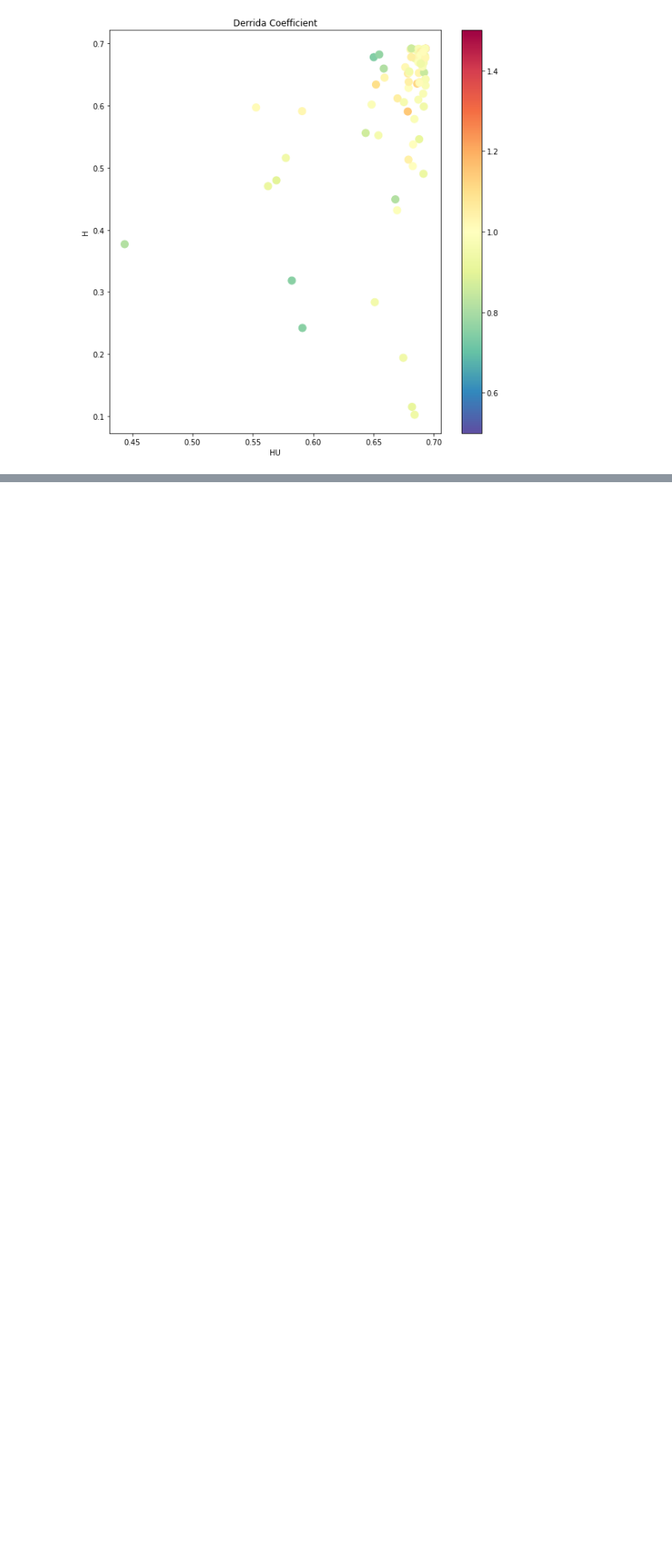
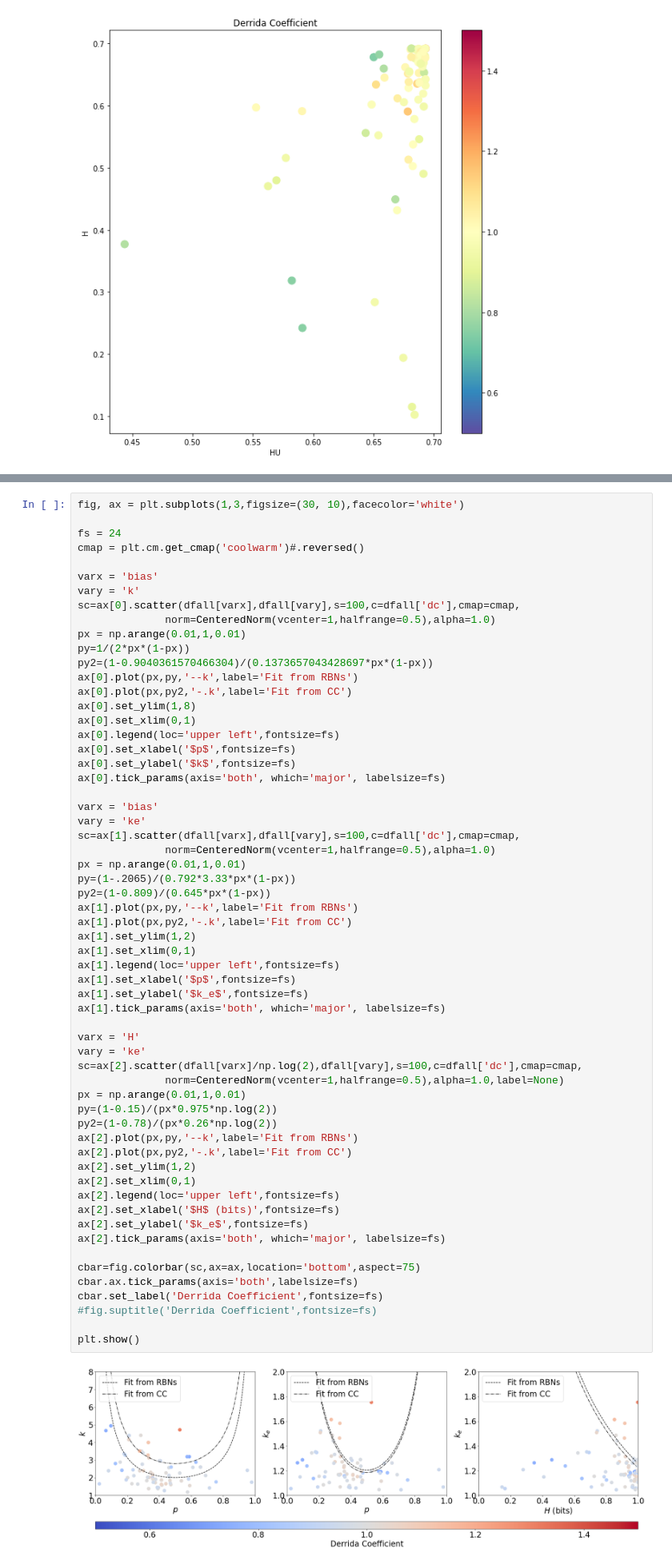
Before and after one commit to fcphysics/CriticalityHeteroBNets, a Jupyter notebook: results_cc.ipynb, the cells around one changed output, grey strips where cells are left out. Shown at 80% size. Drawn from its saved outputs; the diff is of its cells as text; blank space fills up the shorter version.

```diff
--- a/results_cc.ipynb
+++ b/results_cc.ipynb
@@ -171,0 +285,62 @@ plt.show()
+# %%
+fig, ax = plt.subplots(1,3,figsize=(30, 10),facecolor='white')
+
+fs = 24
+cmap = plt.cm.get_cmap('coolwarm')#.reversed()
+
+varx = 'bias'
+vary = 'k'
+sc=ax[0].scatter(dfall[varx],dfall[vary],s=100,c=dfall['dc'],cmap=cmap,
+              norm=CenteredNorm(vcenter=1,halfrange=0.5),alpha=1.0)
+px = np.arange(0.01,1,0.01)
+py=1/(2*px*(1-px))
+py2=(1-0.9040361570466304)/(0.1373657043428697*px*(1-px))
+ax[0].plot(px,py,'--k',label='Fit from RBNs')
+ax[0].plot(px,py2,'-.k',label='Fit from CC')
+ax[0].set_ylim(1,8)
+ax[0].set_xlim(0,1)
+ax[0].legend(loc='upper left',fontsize=fs)
+ax[0].set_xlabel('$p$',fontsize=fs)
+ax[0].set_ylabel('$k$',fontsize=fs)
+ax[0].tick_params(axis='both', which='major', labelsize=fs)
+
+varx = 'bias'
+vary = 'ke'
+sc=ax[1].scatter(dfall[varx],dfall[vary],s=100,c=dfall['dc'],cmap=cmap,
+              norm=CenteredNorm(vcenter=1,halfrange=0.5),alpha=1.0)
+px = np.arange(0.01,1,0.01)
+py=(1-.2065)/(0.792*3.33*px*(1-px))
+py2=(1-0.809)/(0.645*px*(1-px))
+ax[1].plot(px,py,'--k',label='Fit from RBNs')
+ax[1].plot(px,py2,'-.k',label='Fit from CC')
+ax[1].set_ylim(1,2)
+ax[1].set_xlim(0,1)
+ax[1].legend(loc='upper left',fontsize=fs)
+ax[1].set_xlabel('$p$',fontsize=fs)
+ax[1].set_ylabel('$k_e$',fontsize=fs)
+ax[1].tick_params(axis='both', which='major', labelsize=fs)
+
+varx = 'H'
+vary = 'ke'
+sc=ax[2].scatter(dfall[varx]/np.log(2),dfall[vary],s=100,c=dfall['dc'],cmap=cmap,
+              norm=CenteredNorm(vcenter=1,halfrange=0.5),alpha=1.0,label=None)
+px = np.arange(0.01,1,0.01)
+py=(1-0.15)/(px*0.975*np.log(2))
+py2=(1-0.78)/(px*0.26*np.log(2))
+ax[2].plot(px,py,'--k',label='Fit from RBNs')
+ax[2].plot(px,py2,'-.k',label='Fit from CC')
+ax[2].set_ylim(1,2)
+ax[2].set_xlim(0,1)
+ax[2].legend(loc='upper left',fontsize=fs)
+ax[2].set_xlabel('$H$ (bits)',fontsize=fs)
+ax[2].set_ylabel('$k_e$',fontsize=fs)
+ax[2].tick_params(axis='both', which='major', labelsize=fs)
+
+cbar=fig.colorbar(sc,ax=ax,location='bottom',aspect=75)
+cbar.ax.tick_params(axis='both',labelsize=fs)
+cbar.set_label('Derrida Coefficient',fontsize=fs)
+#fig.suptitle('Derrida Coefficient',fontsize=fs)
+
+plt.show()
+# %% [output]
+[figure, added]
```
Also changed, not shown: parts of 7 cells of this notebook.
